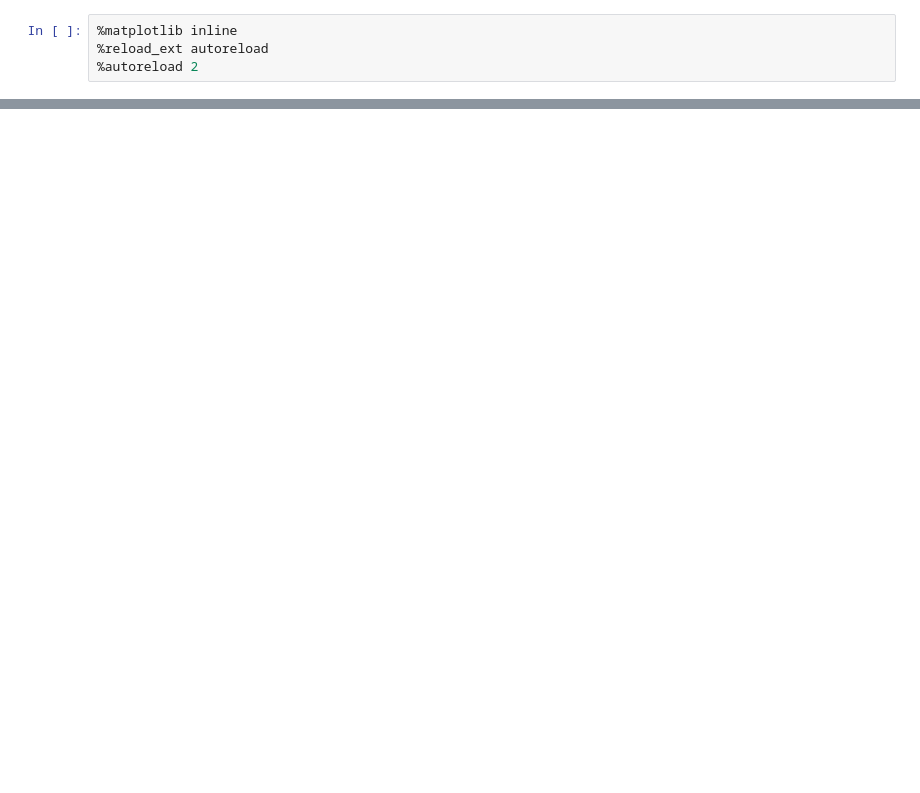
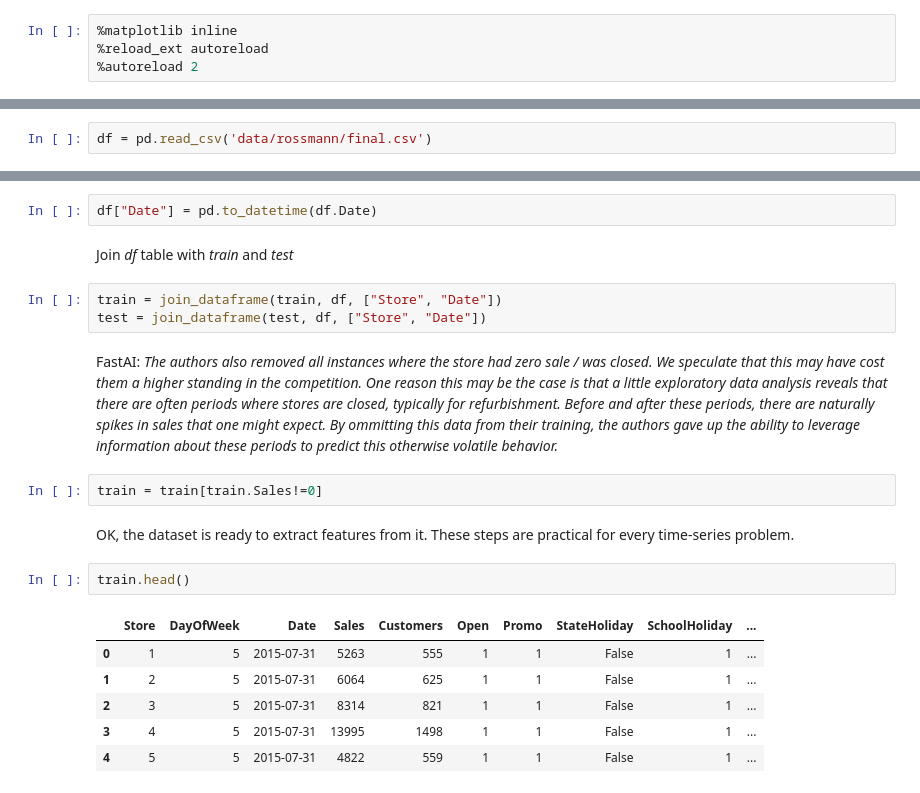
Before and after one commit to yuriimchg/Machine-Learning-sandbox, a Jupyter notebook: fastai/rossmann_kaggle.ipynb, the cells around one changed output, grey strips where cells are left out. Drawn from its saved outputs; the diff is of its cells as text; blank space fills up the shorter version.

Commit message:
Pre-training backup

```diff
--- a/fastai/rossmann_kaggle.ipynb
+++ b/fastai/rossmann_kaggle.ipynb
@@ -38,0 +426,2 @@ concat_csvs(PATH, '1.csv')
+# %%
+df = pd.read_csv('data/rossmann/final.csv')
@@ -38,0 +430,22 @@ concat_csvs(PATH, '1.csv')
+# %%
+df["Date"] = pd.to_datetime(df.Date)
+# %% [markdown]
+Join _df_ table with _train_ and _test_
+# %%
+train = join_dataframe(train, df, ["Store", "Date"])
+test = join_dataframe(test, df, ["Store", "Date"])
+# %% [markdown]
+FastAI: _The authors also removed all instances where the store had zero sale / was closed. We speculate that this may have cost them a higher standing in the competition. One reason this may be the case is that a little exploratory data analysis reveals that there are often periods where stores are closed, typically for refurbishment. Before and after these periods, there are naturally spikes in sales that one might expect. By ommitting this data from their training, the authors gave up the ability to leverage information about these periods to predict this otherwise volatile behavior._
+# %%
+train = train[train.Sales!=0]
+# %% [markdown]
+OK, the dataset is ready to extract features from it. These steps are practical for every time-series problem.
+# %%
+train.head()
+# %% [output]
+|  | Store | DayOfWeek | Date | Sales | Customers | Open | Promo | StateHoliday | SchoolHoliday | ... |
+| 0 | 1 | 5 | 2015-07-31 | 5263 | 555 | 1 | 1 | False | 1 | ... |
+| 1 | 2 | 5 | 2015-07-31 | 6064 | 625 | 1 | 1 | False | 1 | ... |
+| 2 | 3 | 5 | 2015-07-31 | 8314 | 821 | 1 | 1 | False | 1 | ... |
+| 3 | 4 | 5 | 2015-07-31 | 13995 | 1498 | 1 | 1 | False | 1 | ... |
+| 4 | 5 | 5 | 2015-07-31 | 4822 | 559 | 1 | 1 | False | 1 | ... |
```
Also changed, not shown: parts of 96 cells of this notebook, 1 other file.
